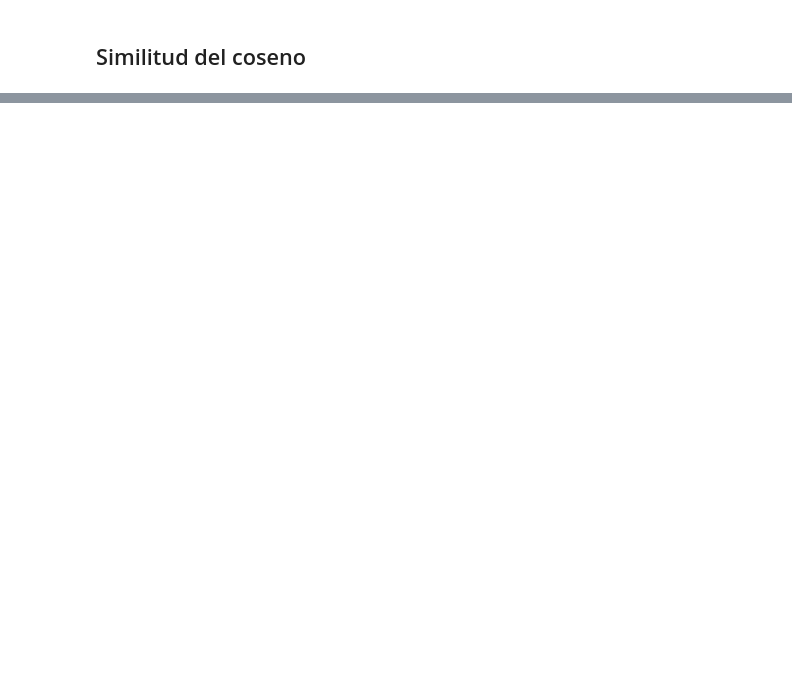
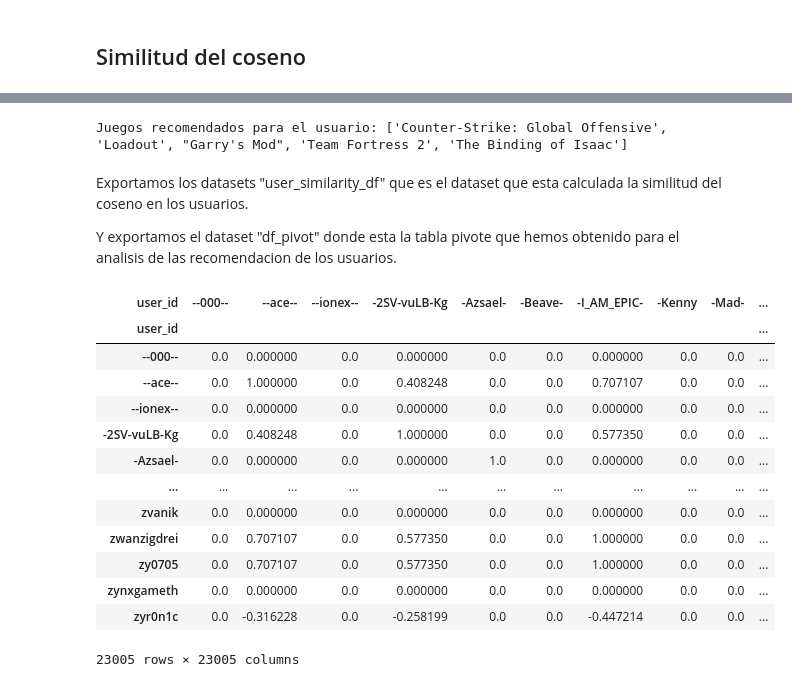
Before and after one commit to JPeraltaBorjas/Sistema_de_Recomendacion_de_videojuegos_MLOps-P1, a Jupyter notebook: 4. Recomendation_System.ipynb, the cells around one changed output, grey strips where cells are left out. Saved outputs shown, nothing was run; the diff lists cells and outputs as text; code cells hidden in the pictures; blank space fills up the shorter version.

```diff
--- a/4. Recomendation_System.ipynb
+++ b/4. Recomendation_System.ipynb
@@ -121,0 +183,27 @@ Toca realizar en el dataset recommends, la similitud del coseno, esto hara que l
+# %%
+# Obtenemos los juegos que el usuario objetivo ya ha calificado
+user_games = df_pivot.loc[target_user]
+
+# Filtramos los juegos que el usuario ya ha jugado o que no le gustaron (valores 0 o negativos)
+games_user_played = user_games[user_games > 0].index
+
+# Ahora buscamos los juegos que han disfrutado los usuarios más similares
+# Seleccionamos los 5 usuarios más similares
+top_similar_users = similar_users.head(5).index
+
+# Filtramos los juegos que estos usuarios disfrutaron (con puntuaciones positivas)
+recommended_games = df_pivot.loc[top_similar_users].mean().sort_values(ascending=False)
+
+# Excluimos los juegos que ya jugó el usuario
+recommended_games = recommended_games.drop(games_user_played)
+
+# Recomendamos los 5 juegos mejor valorados entre usuarios similares
+top_5_recommendations = recommended_games.head(5)
+
+print("Juegos recomendados para el usuario:", list(top_5_recommendations.index))
+# %% [output]
+Juegos recomendados para el usuario: ['Counter-Strike: Global Offensive', 'Loadout', "Garry's Mod", 'Team Fortress 2', 'The Binding of Isaac']
+# %% [markdown]
+Exportamos los datasets "user_similarity_df" que es el dataset que esta calculada la similitud del coseno en los usuarios.
+
+Y exportamos el dataset "df_pivot" donde esta la tabla pivote que hemos obtenido para el analisis de las recomendacion de los usuarios.
@@ -121,0 +213,19 @@ Toca realizar en el dataset recommends, la similitud del coseno, esto hara que l
+# %%
+df_UserSimilarity=pd.read_parquet('./Dataset_funciones/df_recomendacion_UserSimilarity.parquet',engine='pyarrow')
+# %%
+df_UserSimilarity
+# %% [output]
+| user_id | --000-- | --ace-- | --ionex-- | -2SV-vuLB-Kg | -Azsael- | -Beave- | -I_AM_EPIC- | -Kenny | -Mad- | ... |
+| user_id |  |  |  |  |  |  |  |  |  | ... |
+| --000-- | 0.0 | 0.000000 | 0.0 | 0.000000 | 0.0 | 0.0 | 0.000000 | 0.0 | 0.0 | ... |
+| --ace-- | 0.0 | 1.000000 | 0.0 | 0.408248 | 0.0 | 0.0 | 0.707107 | 0.0 | 0.0 | ... |
+| --ionex-- | 0.0 | 0.000000 | 0.0 | 0.000000 | 0.0 | 0.0 | 0.000000 | 0.0 | 0.0 | ... |
+| -2SV-vuLB-Kg | 0.0 | 0.408248 | 0.0 | 1.000000 | 0.0 | 0.0 | 0.577350 | 0.0 | 0.0 | ... |
+| -Azsael- | 0.0 | 0.000000 | 0.0 | 0.000000 | 1.0 | 0.0 | 0.000000 | 0.0 | 0.0 | ... |
+| ... | ... | ... | ... | ... | ... | ... | ... | ... | ... | ... |
+| zvanik | 0.0 | 0.000000 | 0.0 | 0.000000 | 0.0 | 0.0 | 0.000000 | 0.0 | 0.0 | ... |
+| zwanzigdrei | 0.0 | 0.707107 | 0.0 | 0.577350 | 0.0 | 0.0 | 1.000000 | 0.0 | 0.0 | ... |
+| zy0705 | 0.0 | 0.707107 | 0.0 | 0.577350 | 0.0 | 0.0 | 1.000000 | 0.0 | 0.0 | ... |
+| zynxgameth | 0.0 | 0.000000 | 0.0 | 0.000000 | 0.0 | 0.0 | 0.000000 | 0.0 | 0.0 | ... |
+| zyr0n1c | 0.0 | -0.316228 | 0.0 | -0.258199 | 0.0 | 0.0 | -0.447214 | 0.0 | 0.0 | ... |
+23005 rows × 23005 columns
```
Also changed, not shown: parts of 11 cells of this notebook, 3 other files.
